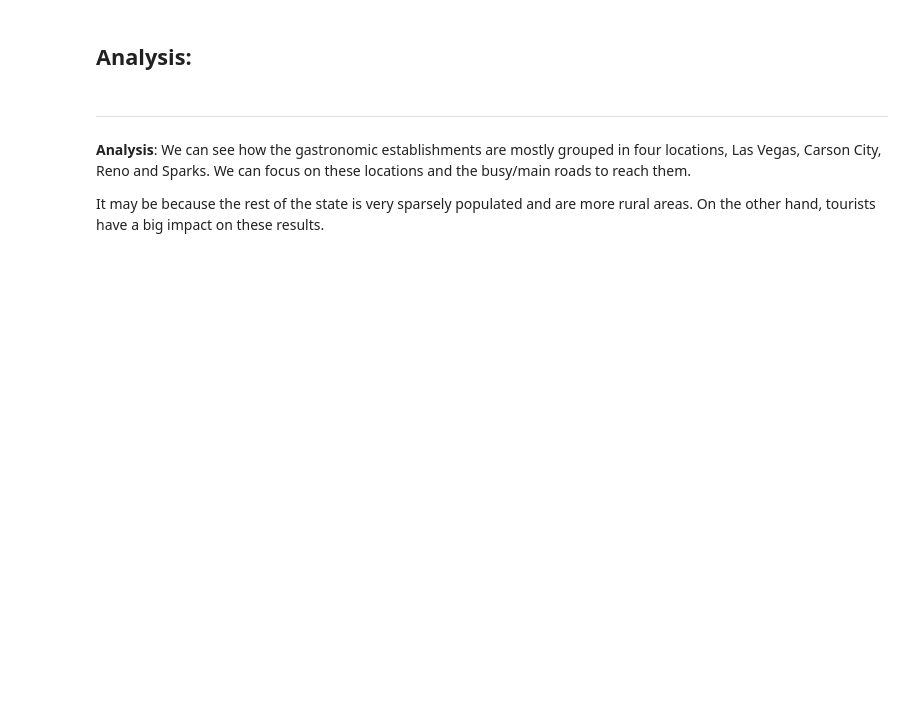
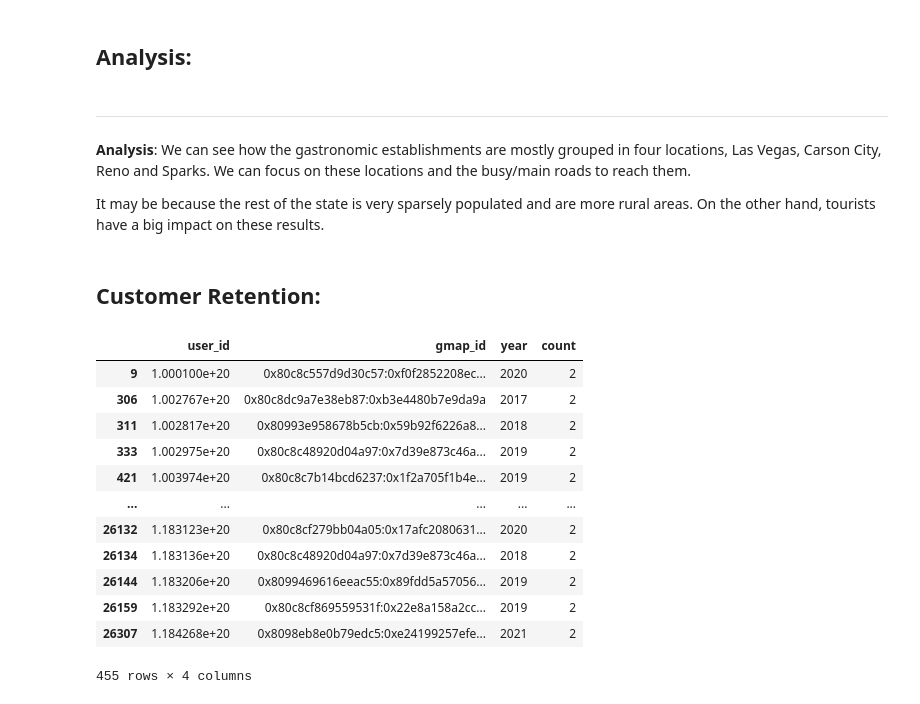
Before and after one commit to volpo/PG_YELP_GOOGLE_MAPS, a Jupyter notebook: EDANevada.ipynb, the cells around one changed output. Cells and saved outputs as stored; diff of their text form; code cells hidden in the pictures; blank space fills up the shorter version.

```diff
--- a/EDANevada.ipynb
+++ b/EDANevada.ipynb
@@ -707,3 +707,5 @@ The most populated city in Nevada is Las Vegas, and the most populated county is
 **Analysis**: We can see how the gastronomic establishments are mostly grouped in four locations, Las Vegas, Carson City, Reno and Sparks. We can focus on these locations and the busy/main roads to reach them.
 
 It may be because the rest of the state is very sparsely populated and are more rural areas. On the other hand, tourists have a big impact on these results.
+# %% [markdown]
+## Customer Retention:
@@ -709,0 +715,22 @@ It may be because the rest of the state is very sparsely populated and are more
+# %%
+grouped = reviews_g.groupby(['user_id', 'gmap_id'])
+
+retention = grouped['year'].value_counts().reset_index(name='count')
+
+# Agrupa por gmap_id y calcula el promedio
+#retention = retention.groupby('gmap_id')['retention_rate'].mean().reset_index()
+retention[retention['count']>1]
+# %% [output]
+|  | user_id | gmap_id | year | count |
+| 9 | 1.000100e+20 | 0x80c8c557d9d30c57:0xf0f2852208ec... | 2020 | 2 |
+| 306 | 1.002767e+20 | 0x80c8dc9a7e38eb87:0xb3e4480b7e9da9a | 2017 | 2 |
+| 311 | 1.002817e+20 | 0x80993e958678b5cb:0x59b92f6226a8... | 2018 | 2 |
+| 333 | 1.002975e+20 | 0x80c8c48920d04a97:0x7d39e873c46a... | 2019 | 2 |
+| 421 | 1.003974e+20 | 0x80c8c7b14bcd6237:0x1f2a705f1b4e... | 2019 | 2 |
+| ... | ... | ... | ... | ... |
+| 26132 | 1.183123e+20 | 0x80c8cf279bb04a05:0x17afc2080631... | 2020 | 2 |
+| 26134 | 1.183136e+20 | 0x80c8c48920d04a97:0x7d39e873c46a... | 2018 | 2 |
+| 26144 | 1.183206e+20 | 0x8099469616eeac55:0x89fdd5a57056... | 2019 | 2 |
+| 26159 | 1.183292e+20 | 0x80c8cf869559531f:0x22e8a158a2cc... | 2019 | 2 |
+| 26307 | 1.184268e+20 | 0x8098eb8e0b79edc5:0xe24199257efe... | 2021 | 2 |
+455 rows × 4 columns
```
Also changed, not shown: parts of 8 cells of this notebook.
